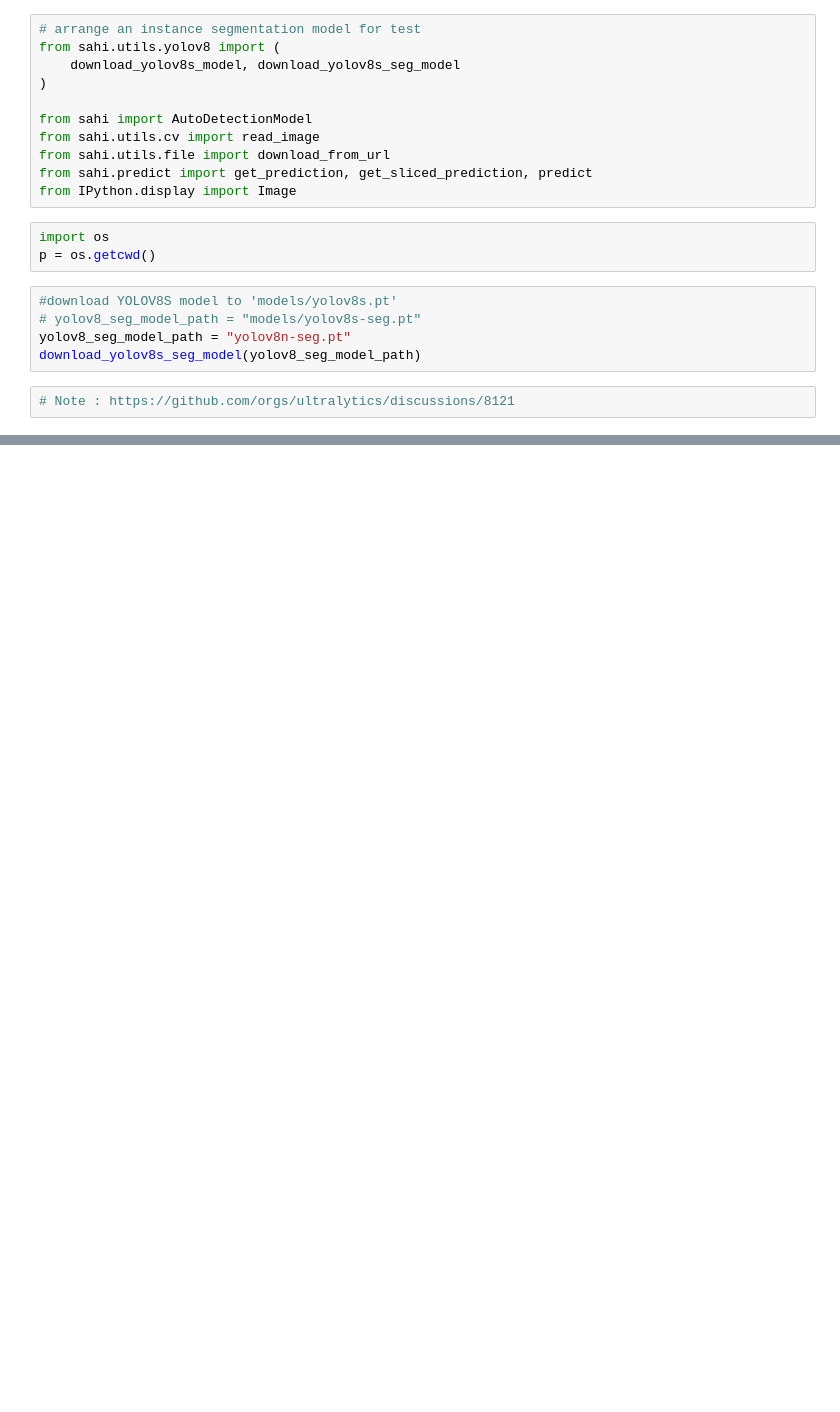
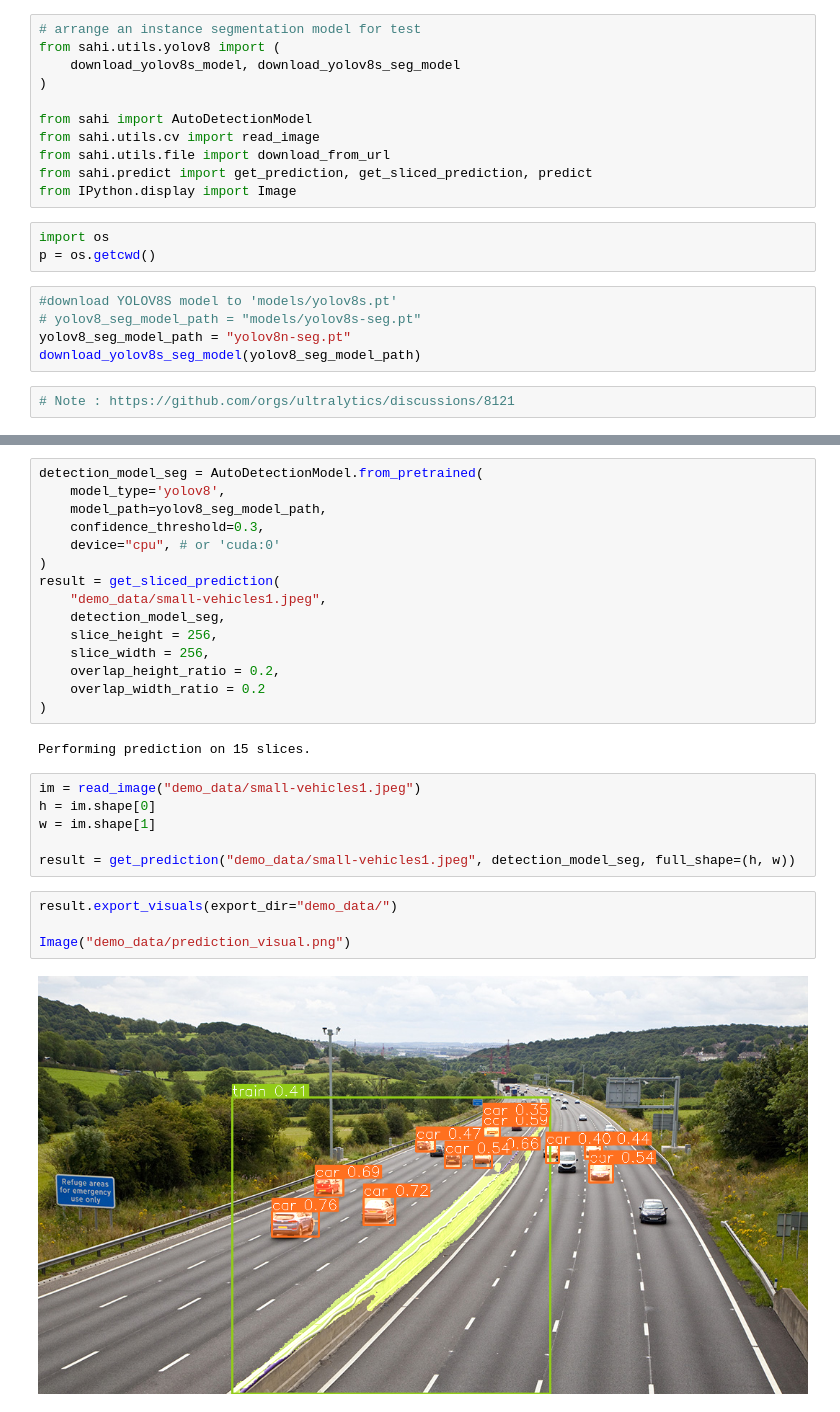
Before and after one commit to kancheng/yolo-sahi-example, a Jupyter notebook: sahi_note_yolov8/yolov8_test_seg_sahi.ipynb, the cells around one changed output, grey strips where cells are left out. Saved outputs shown, nothing was run; the diff lists cells and outputs as text; blank space fills up the shorter version.

```diff
--- a/sahi_note_yolov8/yolov8_test_seg_sahi.ipynb
+++ b/sahi_note_yolov8/yolov8_test_seg_sahi.ipynb
@@ -88,2 +88,31 @@ with open("runs/predict/exp/pickles/out2.txt", "a") as f:
     category: Category: <id: 5, name: bus>>]
 3
+# %%
+detection_model_seg = AutoDetectionModel.from_pretrained(
+    model_type='yolov8',
+    model_path=yolov8_seg_model_path,
+    confidence_threshold=0.3,
+    device="cpu", # or 'cuda:0'
+)
+result = get_sliced_prediction(
+    "demo_data/small-vehicles1.jpeg",
+    detection_model_seg,
+    slice_height = 256,
+    slice_width = 256,
+    overlap_height_ratio = 0.2,
+    overlap_width_ratio = 0.2
+)
+# %% [output]
+Performing prediction on 15 slices.
+# %%
+im = read_image("demo_data/small-vehicles1.jpeg")
+h = im.shape[0]
+w = im.shape[1]
+
+result = get_prediction("demo_data/small-vehicles1.jpeg", detection_model_seg, full_shape=(h, w))
+# %%
+result.export_visuals(export_dir="demo_data/")
+
+Image("demo_data/prediction_visual.png")
+# %% [output]
+[figure, added]
```
Also changed, not shown: parts of 11 cells of this notebook.
